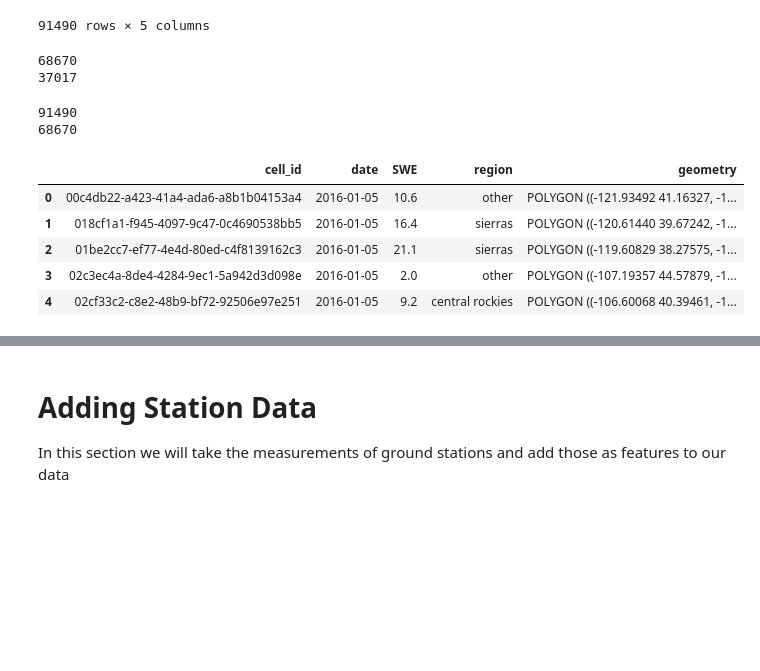
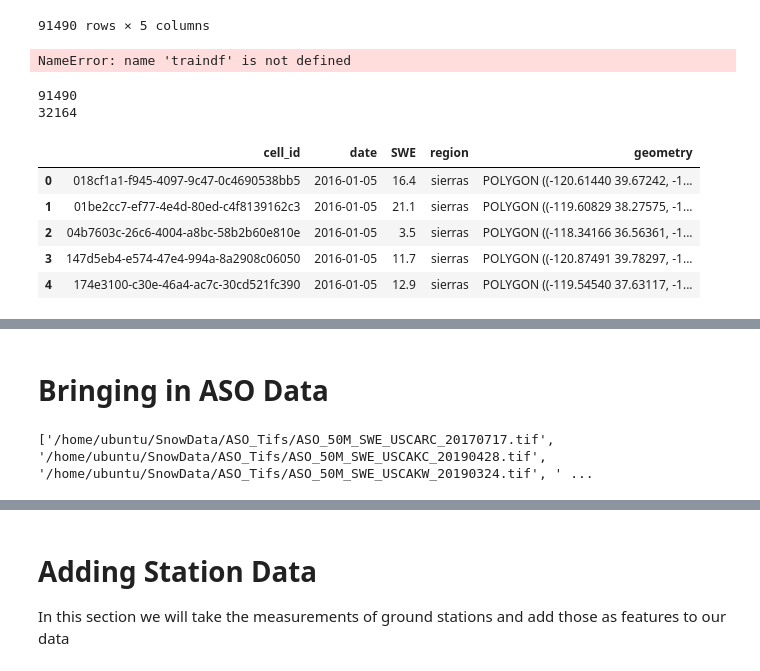
Before and after one commit to Seiris21/ucb2022.snowcast, a Jupyter notebook: notebooks/data_ingestion/SnowCast Showdown Data Wrangling.ipynb, the cells around one changed output, grey strips where cells are left out. Saved outputs shown, nothing was run; the diff lists cells and outputs as text; code cells hidden in the pictures; blank space fills up the shorter version.

Commit message:
Uploading New Data Wrangling

```diff
--- a/notebooks/data_ingestion/SnowCast Showdown Data Wrangling.ipynb
+++ b/notebooks/data_ingestion/SnowCast Showdown Data Wrangling.ipynb
@@ -213,4 +217,4 @@ trainfeatures.head()
 # %%
-gridcells = gpd.read_file('/content/drive/MyDrive/snowcapstone team spring 2022/Competition_Data/grid_cells.geojson')
+gridcells = gpd.read_file('~/SnowData/Competition_Data/grid_cells.geojson')
 print(gridcells.head())
 # %% [output]
@@ -225,5 +234,5 @@ print(gridcells.head())
 # %%
-traindf = pd.read_csv("/content/drive/MyDrive/snowcapstone team spring 2022/Competition_Data/train_labels.csv")
+traindf = pd.read_csv("~/SnowData/Competition_Data/train_labels.csv")
 
 traindf = traindf.melt(id_vars=["cell_id"]).dropna().reset_index(drop = True)
 traindf.rename(columns = {"cell_id":"cell_id", "variable":"date", "value":"SWE"}, inplace = True)
@@ -248,27 +257,25 @@ traindf
 | 91489 | ff01e8c2-19a2-4a89-af0e-608b8f40ad5f | 2019-12-31 | 4.7 | other | POLYGON ((-111.37972 44.41861, -1... |
 91490 rows × 5 columns
 # %%
-from datetime import datetime, timedelta
-
 print(len(traindf.loc[pd.to_datetime(traindf.date) > datetime.strptime("2016-01-01", "%Y-%m-%d"), "region"]))
 print(len(traindf.loc[traindf["region"] == "sierras", "region"]))
 # %% [output]
-68670
-37017
+NameError: name 'traindf' is not defined
 # %%
 print(len(traindf))
 traindf = traindf.loc[pd.to_datetime(traindf.date) >= datetime.strptime("2016-01-01", "%Y-%m-%d")].reset_index(drop = True)
+traindf = traindf.loc[traindf["region"] == "sierras"].reset_index(drop = True)
 print(len(traindf["region"]))
 traindf.head()
 # %% [output]
 91490
-68670
+32164
 |  | cell_id | date | SWE | region | geometry |
-| 0 | 00c4db22-a423-41a4-ada6-a8b1b04153a4 | 2016-01-05 | 10.6 | other | POLYGON ((-121.93492 41.16327, -1... |
-| 1 | 018cf1a1-f945-4097-9c47-0c4690538bb5 | 2016-01-05 | 16.4 | sierras | POLYGON ((-120.61440 39.67242, -1... |
-| 2 | 01be2cc7-ef77-4e4d-80ed-c4f8139162c3 | 2016-01-05 | 21.1 | sierras | POLYGON ((-119.60829 38.27575, -1... |
-| 3 | 02c3ec4a-8de4-4284-9ec1-5a942d3d098e | 2016-01-05 | 2.0 | other | POLYGON ((-107.19357 44.57879, -1... |
-| 4 | 02cf33c2-c8e2-48b9-bf72-92506e97e251 | 2016-01-05 | 9.2 | central rockies | POLYGON ((-106.60068 40.39461, -1... |
+| 0 | 018cf1a1-f945-4097-9c47-0c4690538bb5 | 2016-01-05 | 16.4 | sierras | POLYGON ((-120.61440 39.67242, -1... |
+| 1 | 01be2cc7-ef77-4e4d-80ed-c4f8139162c3 | 2016-01-05 | 21.1 | sierras | POLYGON ((-119.60829 38.27575, -1... |
+| 2 | 04b7603c-26c6-4004-a8bc-58b2b60e810e | 2016-01-05 | 3.5 | sierras | POLYGON ((-118.34166 36.56361, -1... |
+| 3 | 147d5eb4-e574-47e4-994a-8a2908c06050 | 2016-01-05 | 11.7 | sierras | POLYGON ((-120.87491 39.78297, -1... |
+| 4 | 174e3100-c30e-46a4-ac7c-30cd521fc390 | 2016-01-05 | 12.9 | sierras | POLYGON ((-119.54540 37.63117, -1... |
 # %%
 gdf = gpd.GeoDataFrame(trainmeta,
                        geometry = gpd.points_from_xy(trainmeta.longitude, trainmeta.latitude),
@@ -309,0 +299,11 @@ import matplotlib.pyplot as plt
+# %% [markdown]
+# Bringing in ASO Data
+# %%
+mypath = "/home/ubuntu/SnowData/ASO_Tifs"
+
+files = [join(mypath, f) for f in listdir(mypath) if isfile(join(mypath, f))]
+files = [f for f in files if ".xml" not in f]
+
+print(files[0:5])
+# %% [output]
+['/home/ubuntu/SnowData/ASO_Tifs/ASO_50M_SWE_USCARC_20170717.tif', '/home/ubuntu/SnowData/ASO_Tifs/ASO_50M_SWE_USCAKC_20190428.tif', '/home/ubuntu/SnowData/ASO_Tifs/ASO_50M_SWE_USCAKW_20190324.tif', ' ...
```
Also changed, not shown: parts of 66 cells of this notebook, 1 other file.
